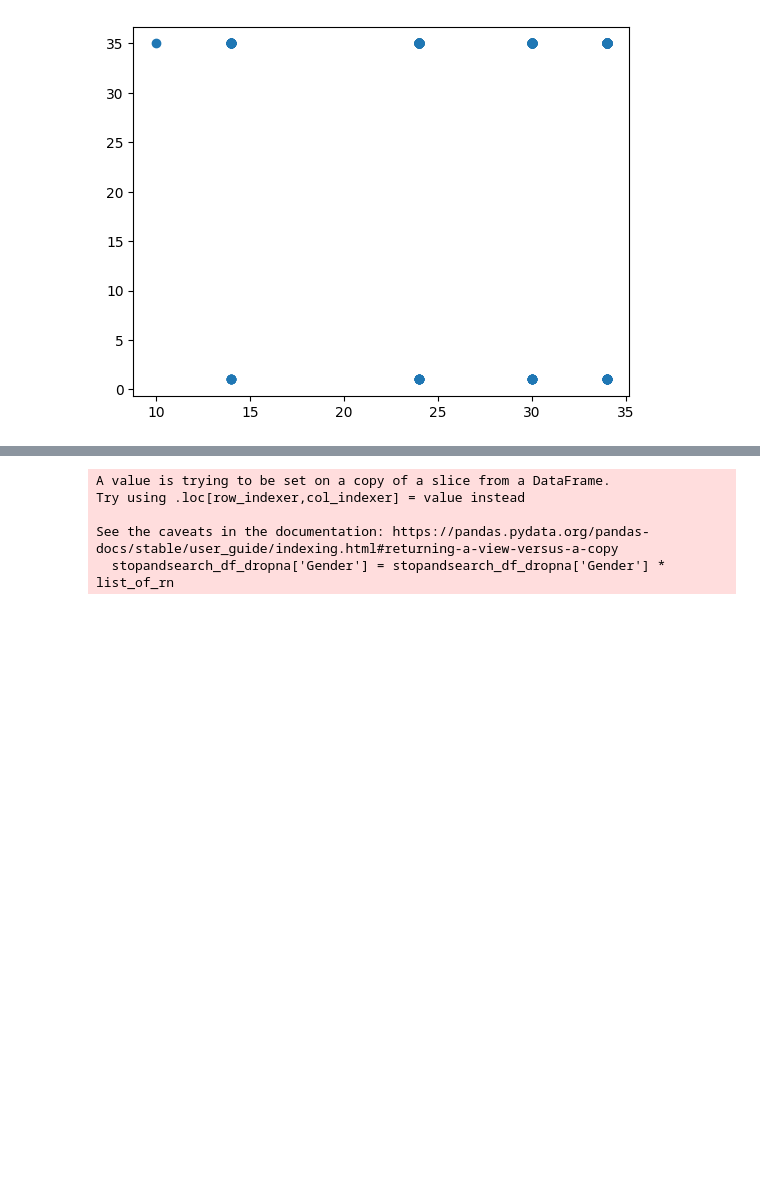
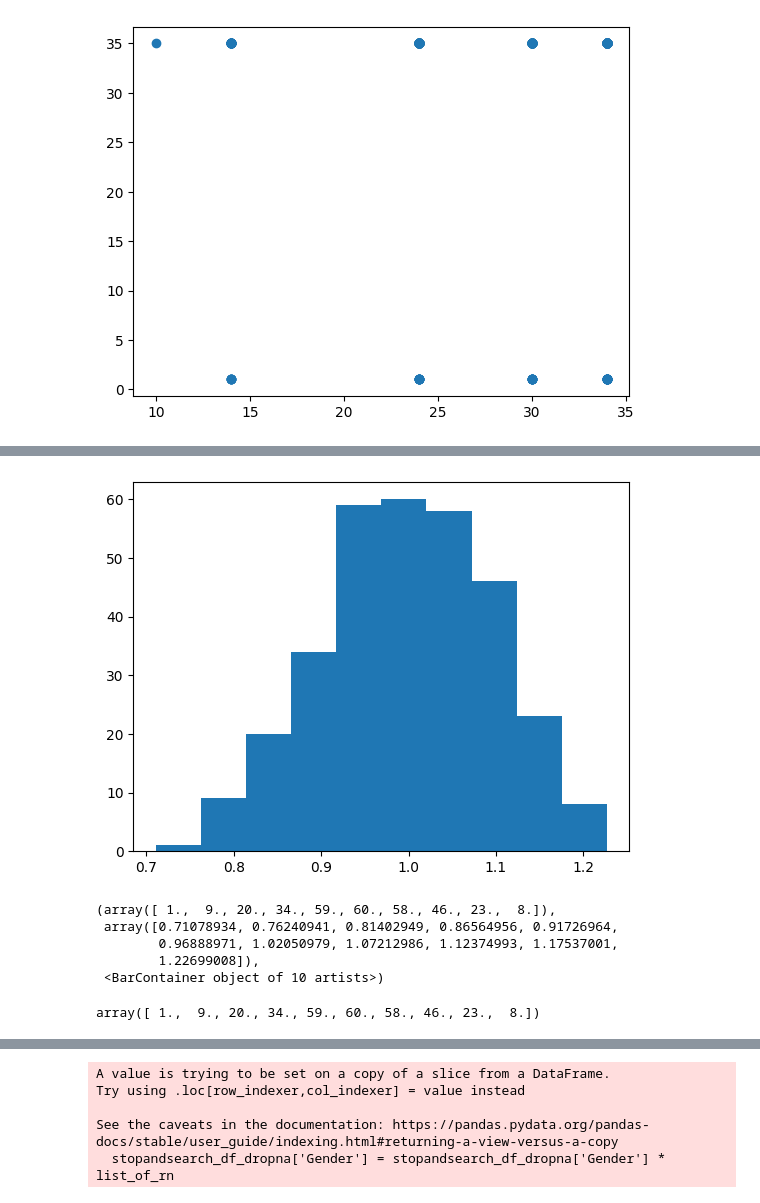
Before and after one commit to bbombver/dataviz2025, a Jupyter notebook: Visualize_Data_Distribution.ipynb, the cells around one changed output, grey strips where cells are left out. Cells and saved outputs as stored; diff of their text form; code cells hidden in the pictures; blank space fills up the shorter version.

```diff
--- a/Visualize_Data_Distribution.ipynb
+++ b/Visualize_Data_Distribution.ipynb
@@ -96,0 +106,16 @@ plt.hist(list_of_rn);
+# %%
+hit_out = plt.hist(list_of_rn)
+# %% [output]
+[figure, added]
+# %%
+hit_out
+# %% [output]
+(array([ 1.,  9., 20., 34., 59., 60., 58., 46., 23.,  8.]),
+ array([0.71078934, 0.76240941, 0.81402949, 0.86564956, 0.91726964,
+        0.96888971, 1.02050979, 1.07212986, 1.12374993, 1.17537001,
+        1.22699008]),
+ <BarContainer object of 10 artists>)
+# %%
+hit_out[0]
+# %% [output]
+array([ 1.,  9., 20., 34., 59., 60., 58., 46., 23.,  8.])
```
Also changed, not shown: parts of 33 cells of this notebook.
